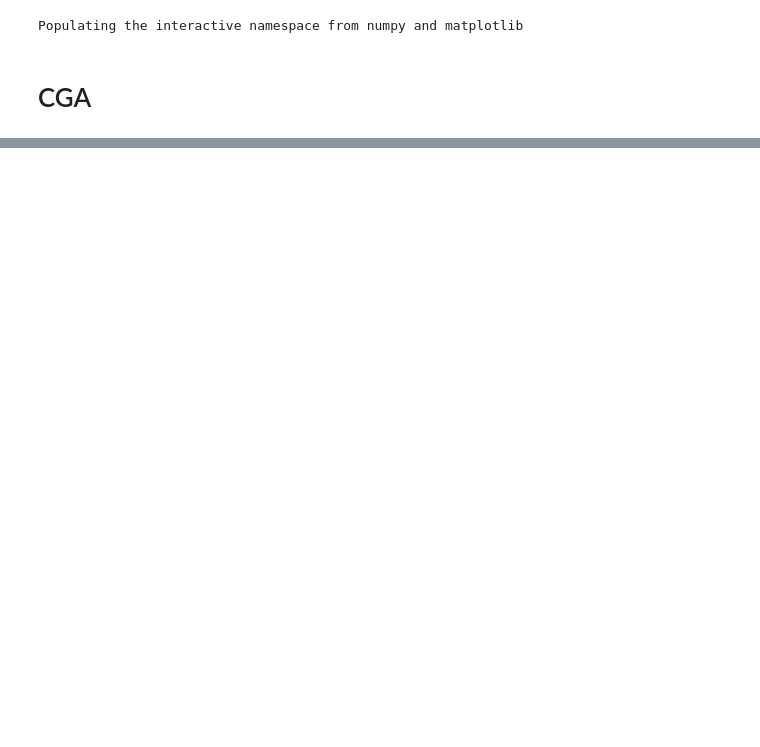
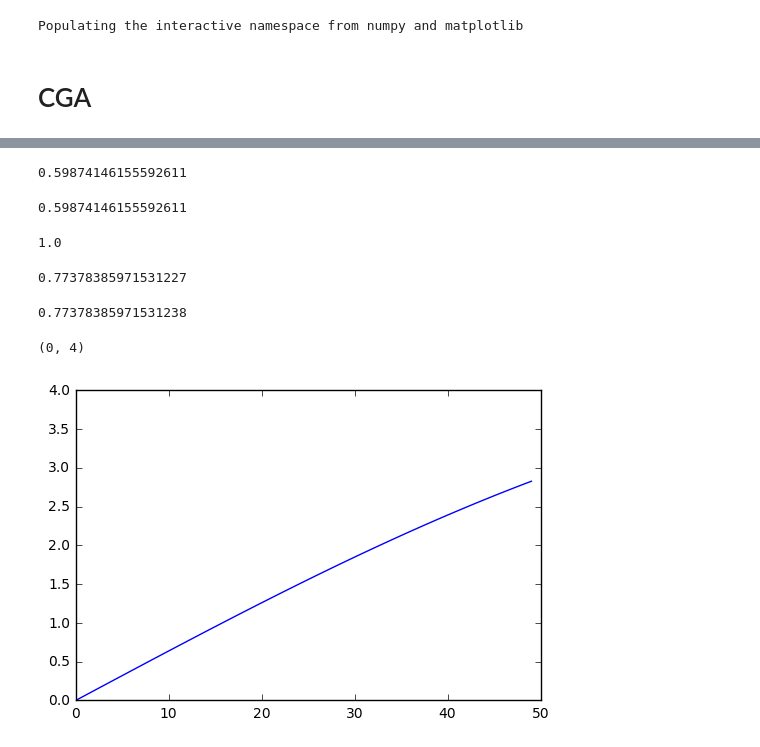
Before and after one commit to tingelst/game, a Jupyter notebook: python/Conformal Cayley.ipynb, the cells around one changed output, grey strips where cells are left out. Saved outputs shown, nothing was run; the diff lists cells and outputs as text; code cells hidden in the pictures; blank space fills up the shorter version.

```diff
--- a/python/Conformal Cayley.ipynb
+++ b/python/Conformal Cayley.ipynb
@@ -75,0 +197,26 @@ B4 + 2 * B2 * w * w + w * w * w * w
+# %%
+(cos(th) - 1)**2 + sin(th)**2
+# %% [output]
+0.59874146155592611
+# %%
+1 - 2 * cos(th) + cos(th)**2 + sin(th)**2
+# %% [output]
+0.59874146155592611
+# %%
+cos(th)**2 + sin(th)**2
+# %% [output]
+1.0
+# %%
+sqrt(2 * (1 - cos(th)))
+# %% [output]
+0.77378385971531227
+# %%
+2 * sin(th/2)
+# %% [output]
+0.77378385971531238
+# %%
+plt.plot(2 * (2 * sin(np.linspace(0,pi)/4)))
+plt.ylim(0,4)
+# %% [output]
+(0, 4)
+[figure, added]
```
Also changed, not shown: parts of 69 cells of this notebook, 20 other files.
